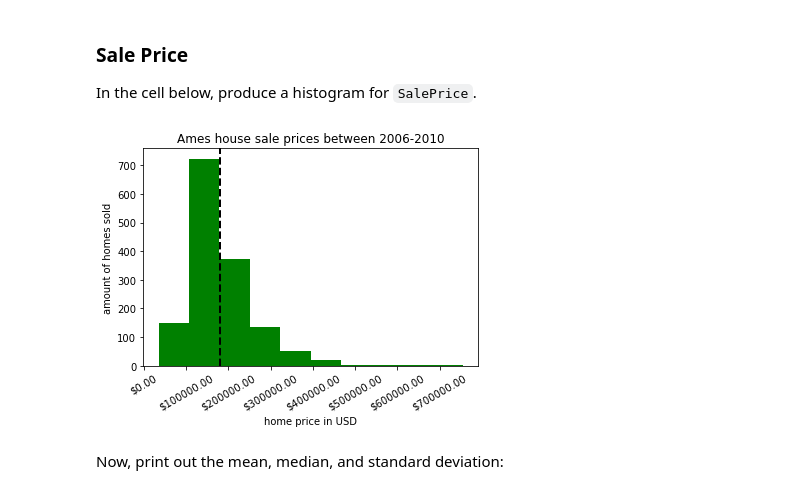
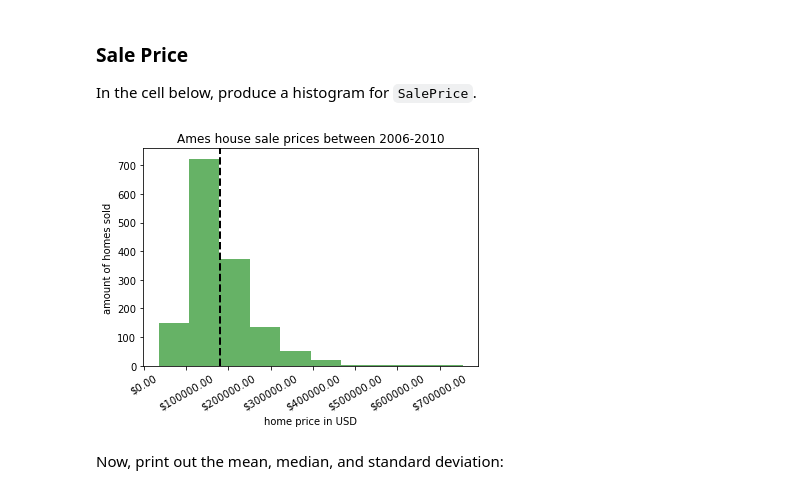
Before and after one commit to joeldmott/dsc-pandas-eda-lab, a Jupyter notebook: index.ipynb, the cells around one changed output. Cells and saved outputs as stored; diff of their text form; code cells hidden in the pictures.

```diff
--- a/index.ipynb
+++ b/index.ipynb
@@ -165,24 +166,25 @@ Each histogram should have appropriate title and axes labels, as well as a black
 In the cell below, produce a histogram for `SalePrice`.
 # %%
 # Your code here
-variable = df['SalePrice']
+
+#variable = df['SalePrice']
 
 fig, ax = plt.subplots()
-ax.hist(variable, color='green')
+ax.hist(df['SalePrice'], color='green', alpha=0.6)
 ax.set_xlabel('home price in USD')
 ax.xaxis.set_major_formatter('${x:1.2f}')
 #I got the above line from
 # https://matplotlib.org/stable/gallery/pyplots/dollar_ticks.html
 
 plt.xticks(rotation = 30)
 ax.set_ylabel('amount of homes sold')
 ax.set_title('Ames house sale prices between 2006-2010')
 
 plt.axvline(df['SalePrice'].mean(), color='k', linestyle='dashed', linewidth=2);
 #I got the above line from
 # https://stackoverflow.com/questions/16180946/drawing-average-line-in-histogram-matplotlib
 # %% [output]
-[figure, old version]
+[figure, new version]
 # %% [markdown]
 Now, print out the mean, median, and standard deviation:
 # %%
```
Also changed, not shown: parts of 11 cells of this notebook.
